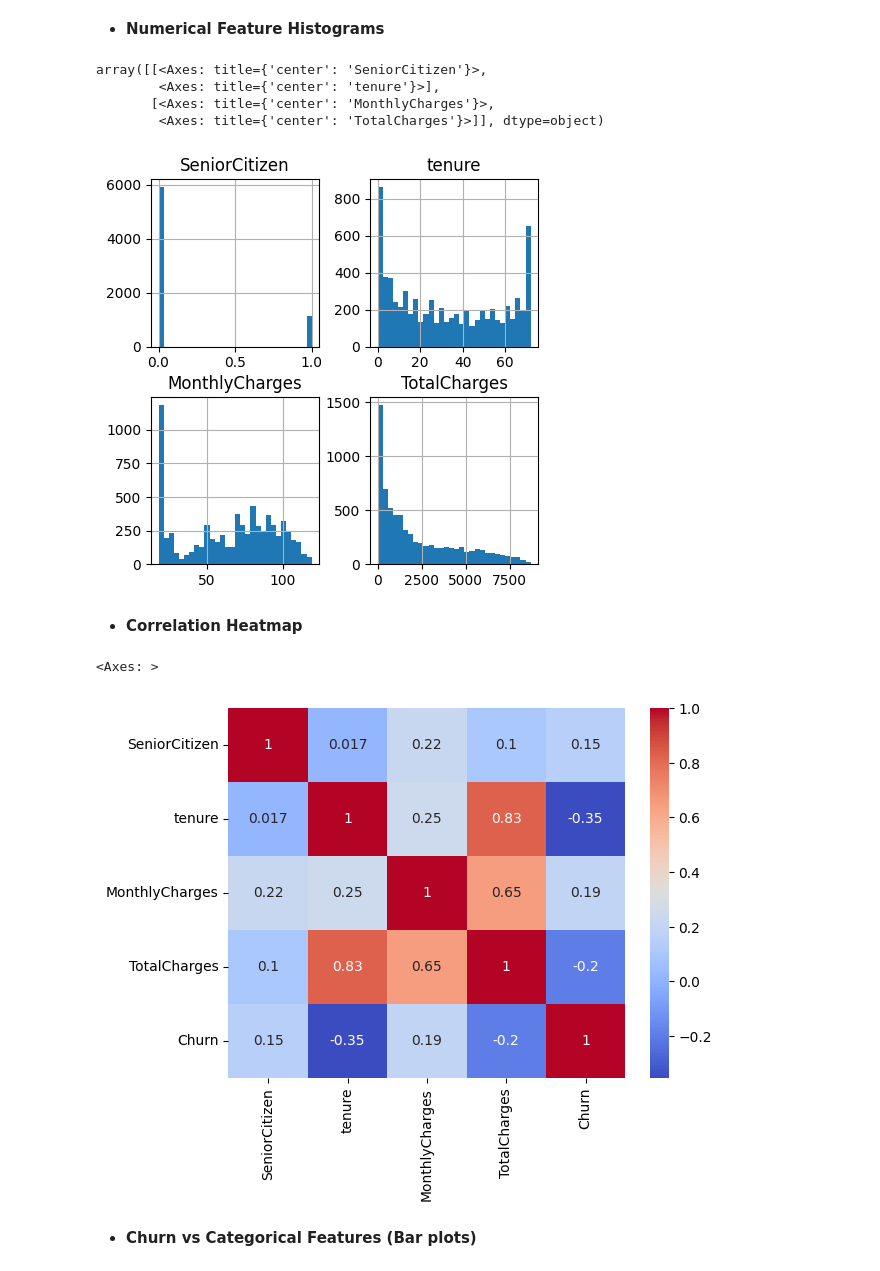
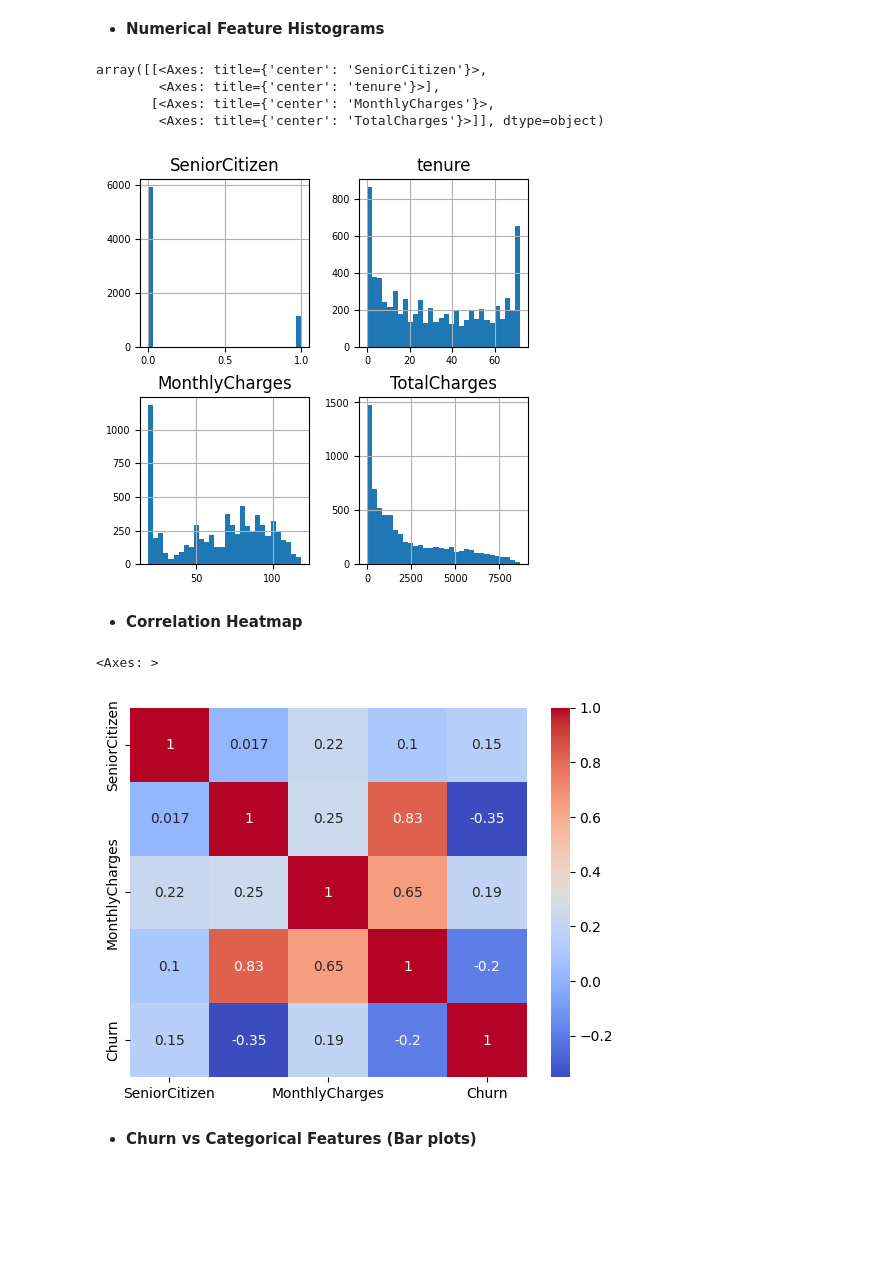
Before and after one commit to deanesh/artificial-intelligence-latest, a Jupyter notebook: career/customer_churn_prediction.ipynb, the cells around one changed output. Cells and saved outputs as stored; diff of their text form; code cells hidden in the pictures; blank space fills up the shorter version.

```diff
--- a/career/customer_churn prediction.ipynb
+++ b/career/customer_churn_prediction.ipynb
@@ -150,23 +150,29 @@ df["Churn"].value_counts(normalize=True).plot(
 # %% [markdown]
 * **Numerical Feature Histograms**
 # %%
-df[num_cols].hist(bins=30, figsize=(5, 5))
+df[num_cols].hist(bins=30, figsize=(5, 5), xlabelsize=7, ylabelsize=7)
 # %% [output]
 array([[<Axes: title={'center': 'SeniorCitizen'}>,
         <Axes: title={'center': 'tenure'}>],
        [<Axes: title={'center': 'MonthlyCharges'}>,
         <Axes: title={'center': 'TotalCharges'}>]], dtype=object)
-[figure, old version]
+[figure, new version]
 # %% [markdown]
 * **Correlation Heatmap**
 # %%
 import seaborn as sns
 import matplotlib.pyplot as plt
 
-sns.heatmap(df[num_cols + ["Churn"]].corr(), annot=True, cmap="coolwarm")
+sns.heatmap(
+    df[num_cols + ["Churn"]].corr(),
+    annot=True,
+    cmap="coolwarm",
+    xticklabels=2,
+    yticklabels=2,
+)
 # %% [output]
 <Axes: >
-[figure, old version]
+[figure, new version]
 # %% [markdown]
 * **Churn vs Categorical Features (Bar plots)**
 # %%
```
